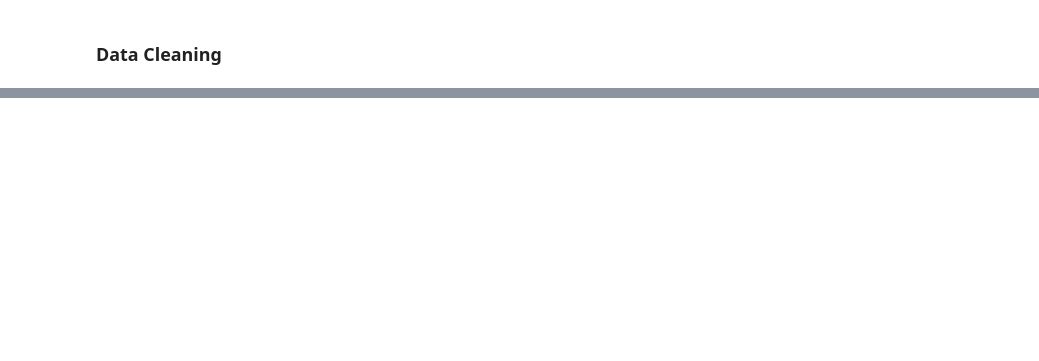
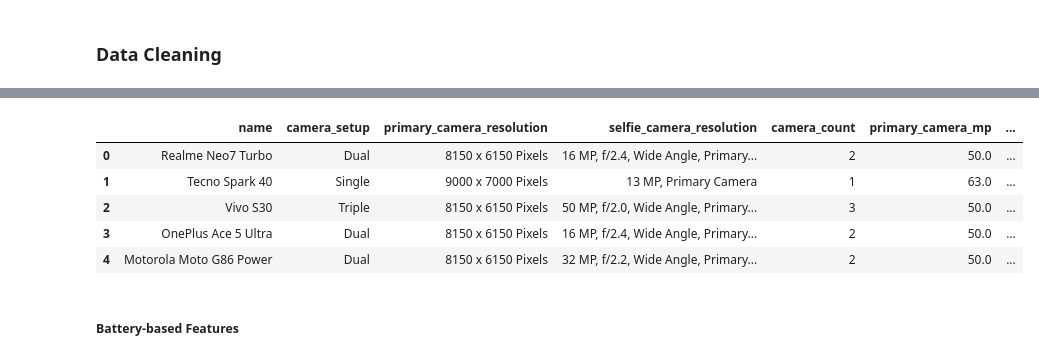
Before and after one commit to Kazi-Mahmudul/product-recommender-ai, a Jupyter notebook: data_cleaning/clean_mobiledokan.ipynb, the cells around one changed output, grey strips where cells are left out. Saved outputs shown, nothing was run; the diff lists cells and outputs as text; code cells hidden in the pictures; blank space fills up the shorter version.

```diff
--- a/data_cleaning/clean_mobiledokan.ipynb
+++ b/data_cleaning/clean_mobiledokan.ipynb
@@ -182,0 +147,16 @@ if "operating_system" in df.columns:
+# %%
+# Screen size in numeric format
+df['screen_size_numeric'] = df['screen_size_inches'].str.extract('(\d+\.?\d*)').astype(float)
+
+# Resolution in numeric format (width x height)
+df['resolution_width'] = df['display_resolution'].str.extract('(\d+)x').astype(float)
+df['resolution_height'] = df['display_resolution'].str.extract('x(\d+)').astype(float)
+
+# Pixels per inch (PPI) in numeric format
+df['ppi_numeric'] = df['pixel_density_ppi'].str.extract('(\d+)').astype(float)
+
+# Refresh rate in numeric format
+df['refresh_rate_numeric'] = df['refresh_rate_hz'].str.extract('(\d+)').astype(float)
+
+df[["name", "screen_size_inches", "display_resolution", "pixel_density_ppi", "refresh_rate_hz",
+  'screen_size_numeric', 'resolution_width', 'resolution_height', 'ppi_numeric', 'refresh_rate_numeric']].head()
@@ -182,0 +328,43 @@ if "operating_system" in df.columns:
+# %%
+import pandas as pd
+import numpy as np # Import numpy for nan handling
+
+def get_camera_score(phone):
+    score = 0
+    weights = {
+        'camera_count': 0.2,
+        'primary_camera_mp': 0.5,
+        'selfie_camera_mp': 0.3
+    }
+
+    # Add score based on available features, applying weights
+    if not pd.isna(phone['camera_count']) and phone['camera_count'] > 0:
+         # Simple scaling for camera count (e.g., max 4 cameras -> score / 4)
+        score += (phone['camera_count'] / 4) * weights['camera_count'] # Assuming max ~4 is high-end
+
+    if not pd.isna(phone['primary_camera_mp']):
+        # Simple scaling for MP (e.g., divide by a high-end value like 108 or 200)
+        score += (phone['primary_camera_mp'] / 200) * weights['primary_camera_mp'] # Assuming max ~200MP
+
+    if not pd.isna(phone['selfie_camera_mp']):
+        # Simple scaling for MP
+        score += (phone['selfie_camera_mp'] / 64) * weights['selfie_camera_mp'] # Assuming max ~64MP
+
+
+    return round(score, 4) # Round to a few decimal places
+
+# Add camera score to dataframe
+df['camera_score'] = df.apply(get_camera_score, axis=1)
+
+# Display results
+df[["name", "camera_setup", "primary_camera_resolution", "selfie_camera_resolution",
+          "camera_count", "primary_camera_mp", "selfie_camera_mp", "camera_score"]].head()
+# %% [output]
+|  | name | camera_setup | primary_camera_resolution | selfie_camera_resolution | camera_count | primary_camera_mp | ... |
+| 0 | Realme Neo7 Turbo | Dual | 8150 x 6150 Pixels | 16 MP, f/2.4, Wide Angle, Primary... | 2 | 50.0 | ... |
+| 1 | Tecno Spark 40 | Single | 9000 x 7000 Pixels | 13 MP, Primary Camera | 1 | 63.0 | ... |
+| 2 | Vivo S30 | Triple | 8150 x 6150 Pixels | 50 MP, f/2.0, Wide Angle, Primary... | 3 | 50.0 | ... |
+| 3 | OnePlus Ace 5 Ultra | Dual | 8150 x 6150 Pixels | 16 MP, f/2.4, Wide Angle, Primary... | 2 | 50.0 | ... |
+| 4 | Motorola Moto G86 Power | Dual | 8150 x 6150 Pixels | 32 MP, f/2.2, Wide Angle, Primary... | 2 | 50.0 | ... |
+# %% [markdown]
+##### Battery-based Features
```
Also changed, not shown: parts of 50 cells of this notebook, 1 other file.
